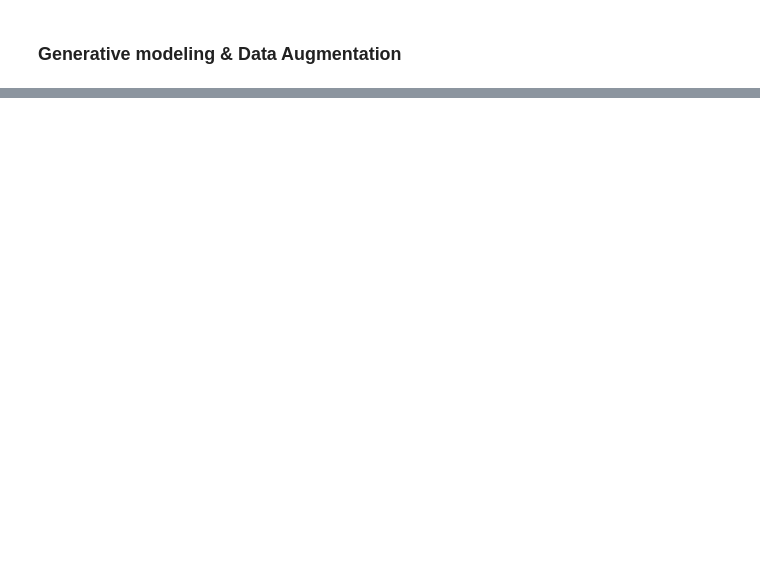
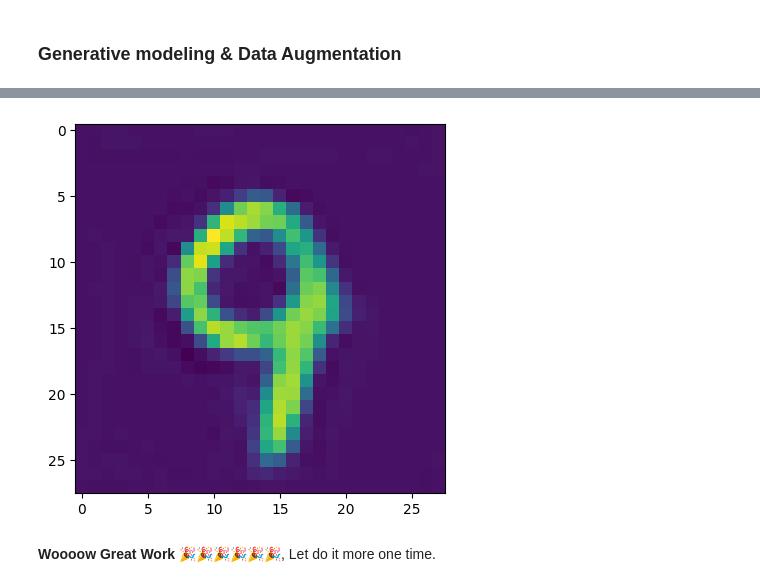
Before and after one commit to JamorMoussa/docs, a Jupyter notebook: docs/deep_learning/auto_encoders/AutoEncoders-Architecture-In-DeepLearning.ipynb, the cells around one changed output, grey strips where cells are left out. Cells and saved outputs as stored; diff of their text form; code cells hidden in the pictures; blank space fills up the shorter version.

```diff
--- a/docs/deep_learning/auto_encoders/AutoEncoders-Architecture-In-DeepLearning.ipynb
+++ b/docs/deep_learning/auto_encoders/AutoEncoders-Architecture-In-DeepLearning.ipynb
@@ -407,0 +651,2 @@ In this section, we're going to use the pre-trainned AutoEncoder model, gotten i
+# %%
+gen_z = torch.normal(digit_mean, digit_std).view(-1, 100)
@@ -407,0 +669,8 @@ In this section, we're going to use the pre-trainned AutoEncoder model, gotten i
+# %%
+gen_img = model.decoder(gen_z)
+# %%
+imshow_image(gen_img)
+# %% [output]
+[figure, added]
+# %% [markdown]
+**Woooow Great Work 🎉🎉🎉🎉🎉🎉**, Let do it more one time.
```
Also changed, not shown: parts of 57 cells of this notebook.
